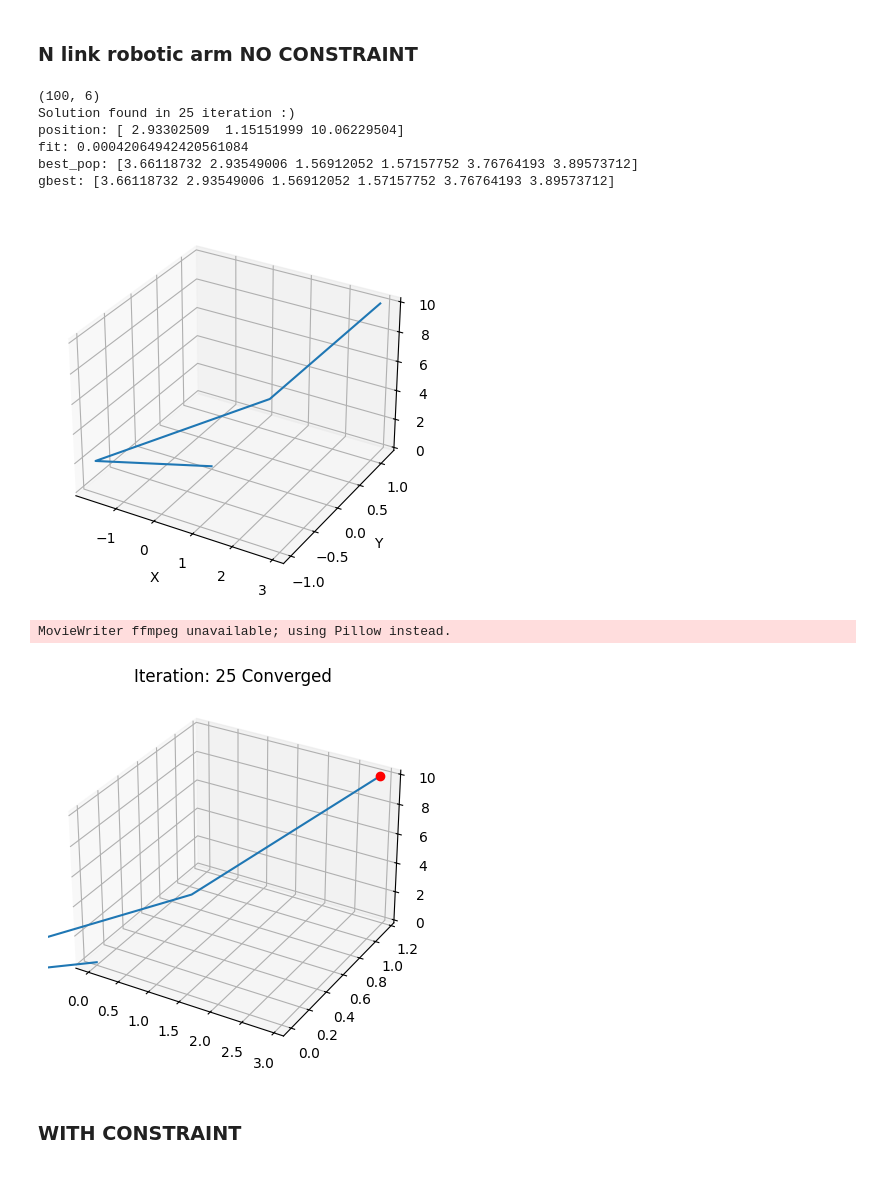
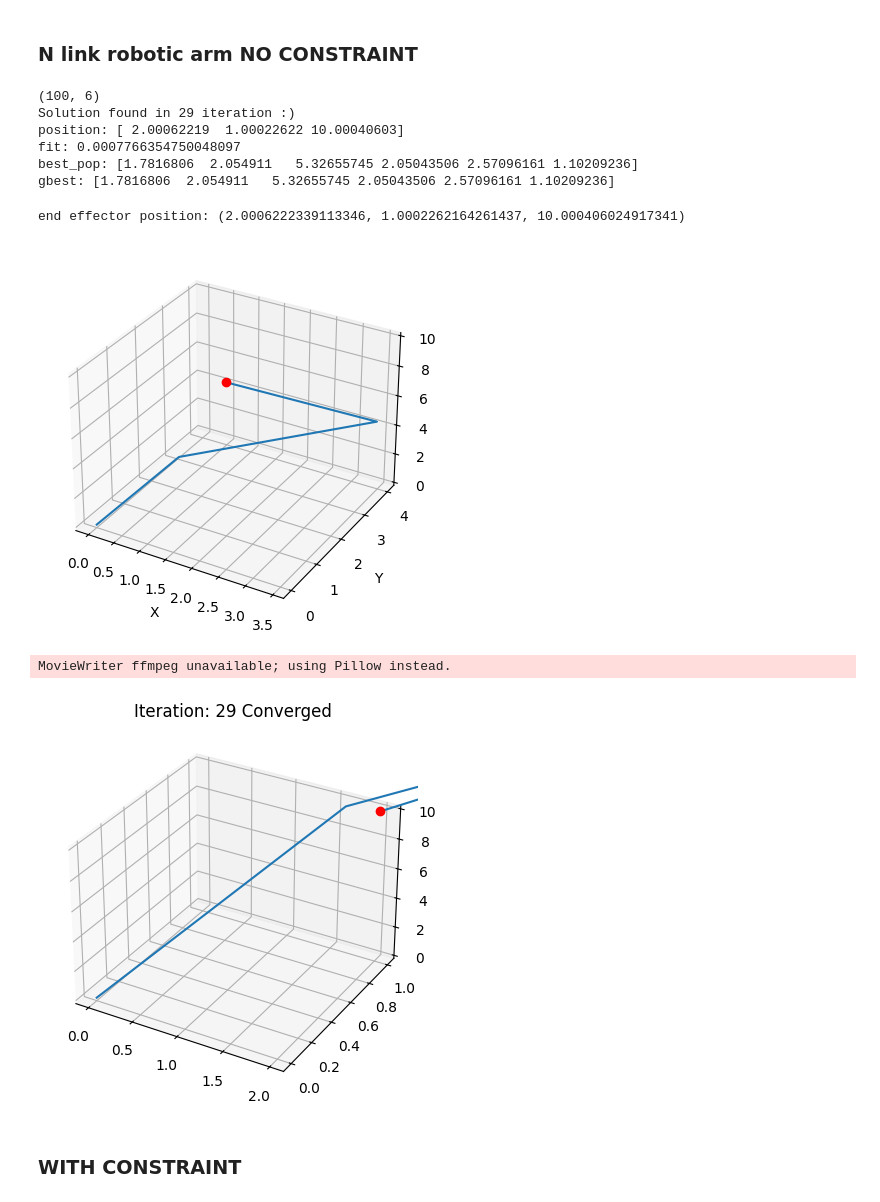
Before and after one commit to 3sara/Optimization_exam, a Jupyter notebook: PSO_constraint.ipynb, the cells around one changed output. Cells and saved outputs as stored; diff of their text form; code cells hidden in the pictures.

```diff
--- a/PSO_constraint.ipynb
+++ b/PSO_constraint.ipynb
@@ -236,23 +248,24 @@ def Display_animated(links,theta, alpha, target, title, jump=1):
 # %% [markdown]
 ### N link robotic arm NO CONSTRAINT
 # %%
-theta, alpha, gbest = PSO([2,3,4], [ 2.9330127 ,  1.15192379, 10.06217783], 100, 5000, 0.5, 1, 1)
+theta, alpha, gbest = PSO([2,3,4], [2, 1, 10], 100, 5000, 0.5, 1, 1)
 # %% [output]
 (100, 6)
-Solution found in 25 iteration :)
-position: [ 2.93302509  1.15151999 10.06229504]
-fit: 0.00042064942420561084
-best_pop: [3.66118732 2.93549006 1.56912052 1.57157752 3.76764193 3.89573712]
-gbest: [3.66118732 2.93549006 1.56912052 1.57157752 3.76764193 3.89573712]
+Solution found in 29 iteration :)
+position: [ 2.00062219  1.00022622 10.00040603]
+fit: 0.0007766354750048097
+best_pop: [1.7816806  2.054911   5.32655745 2.05043506 2.57096161 1.10209236]
+gbest: [1.7816806  2.054911   5.32655745 2.05043506 2.57096161 1.10209236]
-# %%
-DisplayNlinkarm([2,3,4], gbest[:3], gbest[3:])
-# %% [output]
-[figure, removed]
+# %%
+DisplayNlinkarm([2,3,4], [1.7816806,  2.054911,   5.32655745], [2.05043506, 2.57096161, 1.10209236], [2,1,10])
+# %% [output]
+end effector position: (2.0006222339113346, 1.0002262164261437, 10.000406024917341)
+[figure, added]
 # %%
-Display_animated([2,3,4], theta, alpha, [ 2.9330127 ,  1.15192379, 10.06217783], 'no_constraints3d')
+Display_animated([2,3,4], theta, alpha, [ 2, 1, 10], 'unc_1_1')
 # %% [output]
 MovieWriter ffmpeg unavailable; using Pillow instead.
-[figure, old version]
+[figure, new version]
 # %% [markdown]
 ### WITH CONSTRAINT
 # %%
```
Also changed, not shown: parts of 10 cells of this notebook, 18 other files.
